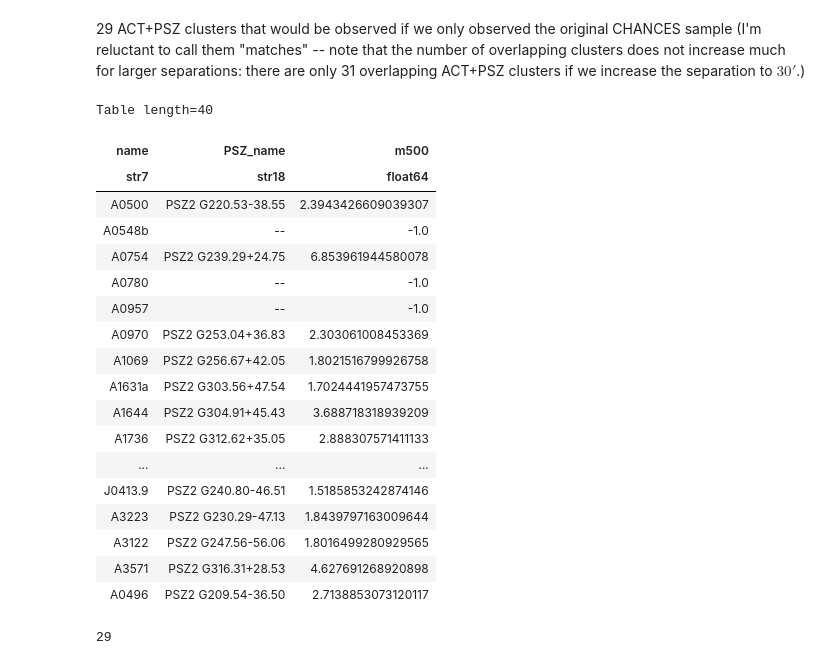
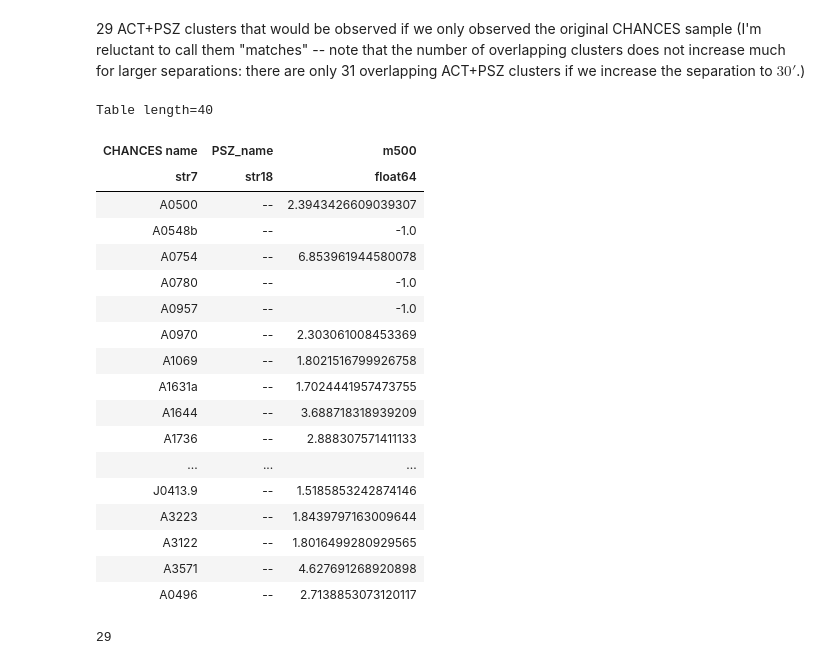
Before and after one commit to 4MOST-CHANCES/cluster-catalogues, a Jupyter notebook: cluster_samples.ipynb, the cells around one changed output. Drawn from its saved outputs; the diff is of its cells as text; code cells hidden in the pictures.

```diff
--- a/cluster_samples.ipynb
+++ b/cluster_samples.ipynb
@@ -189,9 +189,9 @@ So it appears that 4 of them are; A536 and A560 seem to be missing (they are als
 # %%
 def combine_psz_act(psz_mask, act_mask):
     act_tbl = act['index','name','hms','dms','z','m500','m500lo','m500hi','PSZ_name'][act_mask]
-    act_tbl.rename_columns(('name','PSZ_name'), ('ACT_name','name'))
+    act_tbl.rename_column('name', 'ACT_name')
     merged = join(psz['index','name','hms','dms','z','m500','m500lo','m500hi'][psz_mask],
-                  act_tbl, keys=('name',), join_type='outer', table_names=('PSZ','ACT'))
+                  act_tbl, keys_left='name', keys_right='PSZ_name', join_type='outer', table_names=('PSZ','ACT'))
     for col in ('hms','dms','z','m500','m500lo','m500hi')[::-1]:
         merged.add_column(
             [psz_val if act_mask else act_val
@@ -343,27 +345,27 @@ matches.sum()
 # %%
-lowz0['PSZ_name'] = [lowz['name'][jminsep[i]] if matches[i] else '--' for i in range(lowz0['name'].size)]
-lowz0['m500'] = [lowz['m500'][jminsep[i]] if matches[i] else -1 for i in range(lowz0['name'].size)]
-lowz0['name','PSZ_name','m500']
+lowz0['PSZ_name'] = [lowz['PSZ_name'][jminsep[i]] if matches[i] else '--' for i in range(lowz0['CHANCES name'].size)]
+lowz0['m500'] = [lowz['m500'][jminsep[i]] if matches[i] else -1 for i in range(lowz0['CHANCES name'].size)]
+lowz0['CHANCES name','PSZ_name','m500']
 # %% [output]
 Table length=40
-| name | PSZ_name | m500 |
+| CHANCES name | PSZ_name | m500 |
 | str7 | str18 | float64 |
-| A0500 | PSZ2 G220.53-38.55 | 2.3943426609039307 |
+| A0500 | -- | 2.3943426609039307 |
 | A0548b | -- | -1.0 |
-| A0754 | PSZ2 G239.29+24.75 | 6.853961944580078 |
+| A0754 | -- | 6.853961944580078 |
 | A0780 | -- | -1.0 |
 | A0957 | -- | -1.0 |
-| A0970 | PSZ2 G253.04+36.83 | 2.303061008453369 |
-| A1069 | PSZ2 G256.67+42.05 | 1.8021516799926758 |
-| A1631a | PSZ2 G303.56+47.54 | 1.7024441957473755 |
-| A1644 | PSZ2 G304.91+45.43 | 3.688718318939209 |
-| A1736 | PSZ2 G312.62+35.05 | 2.888307571411133 |
+| A0970 | -- | 2.303061008453369 |
+| A1069 | -- | 1.8021516799926758 |
+| A1631a | -- | 1.7024441957473755 |
+| A1644 | -- | 3.688718318939209 |
+| A1736 | -- | 2.888307571411133 |
 | ... | ... | ... |
-| J0413.9 | PSZ2 G240.80-46.51 | 1.5185853242874146 |
-| A3223 | PSZ2 G230.29-47.13 | 1.8439797163009644 |
-| A3122 | PSZ2 G247.56-56.06 | 1.8016499280929565 |
-| A3571 | PSZ2 G316.31+28.53 | 4.627691268920898 |
-| A0496 | PSZ2 G209.54-36.50 | 2.7138853073120117 |
+| J0413.9 | -- | 1.5185853242874146 |
+| A3223 | -- | 1.8439797163009644 |
+| A3122 | -- | 1.8016499280929565 |
+| A3571 | -- | 4.627691268920898 |
+| A0496 | -- | 2.7138853073120117 |
 # %%
 minsep_psz = np.min(sep, axis=1)
 jminsep_psz = np.argmin(sep, axis=1) # size 48
```
Also changed, not shown: parts of 2 cells of this notebook, 6 other files.
